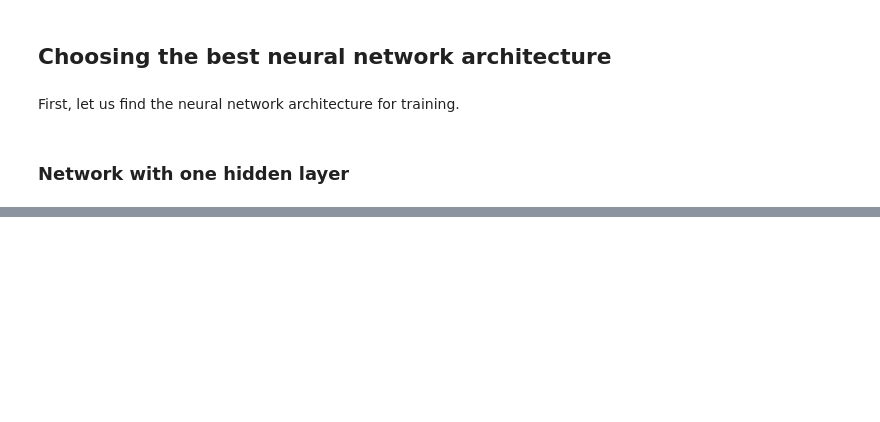
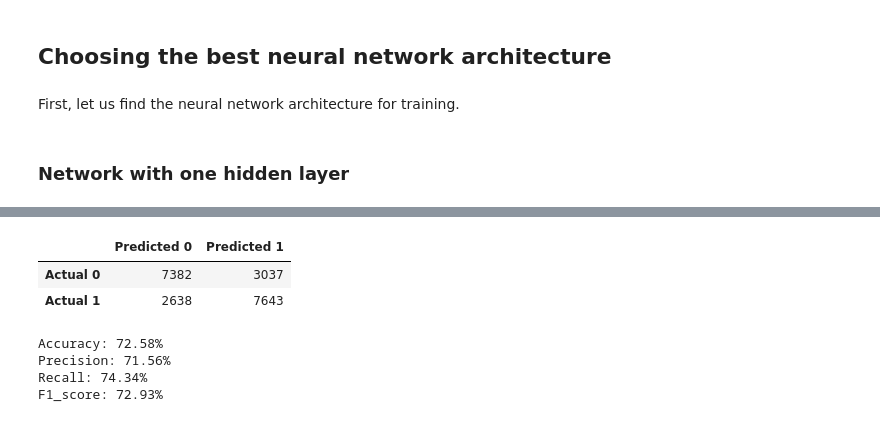
Before and after one commit to Shivam-3921/cardio_disease_prediction, a Jupyter notebook: cardio_dieseae_prediction_using_neural_networks.ipynb, the cells around one changed output, grey strips where cells are left out. Drawn from its saved outputs; the diff is of its cells as text; code cells hidden in the pictures; blank space fills up the shorter version.

```diff
--- a/cardio_dieseae_prediction_using_neural_networks.ipynb
+++ b/cardio_dieseae_prediction_using_neural_networks.ipynb
@@ -354,0 +418,9 @@ F1_score: 72.07%
+# %%
+# Initialize Keras Tuner with Hyperband, lowering max_epochs to 20 and factor to 3
+tuner = kt.Hyperband(
+    build_model,
+    objective='val_recall',  # Optimize for recall
+    max_epochs=15,           # Reduced maximum epochs
+    factor=4,
+    directory='Three hidden layer',
+    project_name='disease_classification_fast')
@@ -354,0 +449,18 @@ F1_score: 72.07%
+# %%
+# Retrieve the best hyperparameters
+best_hps = tuner.get_best_hyperparameters(num_trials=1)[0]
+
+print(f"""
+Best Hyperparameters:
+- Layer 1 Units: {best_hps.get('units_1')}
+- Layer 1 Activation: {best_hps.get('activation_1')}
+- Layer 2 Dropout: {best_hps.get('dropout_1')}
+- Layer 2 Units: {best_hps.get('units_2')}
+- Layer 2 Activation: {best_hps.get(f'activation_2')}
+- Layer 2 Dropout: {best_hps.get('dropout_2')}
+- Layer 3 Units: {best_hps.get('units_3')}
+- Layer 3 Activation: {best_hps.get(f'activation_3')}
+- Layer 3 Dropout: {best_hps.get('dropout_3')}
+- Optimizer: {best_hps.get('optimizer')}
+- Learning Rate: {best_hps.get('learning_rate')}
+""")
@@ -354,0 +480,10 @@ F1_score: 72.07%
+# %%
+# Build and train the best model using the best batch size from hyperparameters with verbose off
+best_model = tuner.hypermodel.build(best_hps)
+history = best_model.fit(X_train, y_train, epochs=20, validation_data=(X_test, y_test),
+                         batch_size=32,
+                         verbose=1)
+
+# Evaluate on the test set with verbose off
+loss, recall = best_model.evaluate(X_test, y_test, verbose=0)
+print(f"Test Recall: {recall:.4f}")
@@ -354,0 +508,26 @@ F1_score: 72.07%
+# %%
+y_pred = best_model.predict(X_test,verbose=0)
+y_pred_classes = (y_pred>=0.5).astype(int)
+# %%
+con_matrix = confusion_matrix(y_test, y_pred_classes)
+con_matrix = pd.DataFrame(data = con_matrix, columns= ["Predicted 0","Predicted 1"], index= ["Actual 0", "Actual 1"])
+con_matrix
+# %% [output]
+|  | Predicted 0 | Predicted 1 |
+| Actual 0 | 7382 | 3037 |
+| Actual 1 | 2638 | 7643 |
+# %%
+accuracy = accuracy_score(y_test, y_pred_classes) *100
+precision = precision_score(y_test, y_pred_classes) *100
+recall = recall_score(y_test, y_pred_classes) *100
+f1 = f1_score(y_test,y_pred_classes) *100
+
+print(f"Accuracy: {accuracy:.2f}%")
+print(f"Precision: {precision:.2f}%")
+print(f"Recall: {recall:.2f}%")
+print(f"F1_score: {f1:.2f}%")
+# %% [output]
+Accuracy: 72.58%
+Precision: 71.56%
+Recall: 74.34%
+F1_score: 72.93%
```
Also changed, not shown: parts of 19 cells of this notebook.
